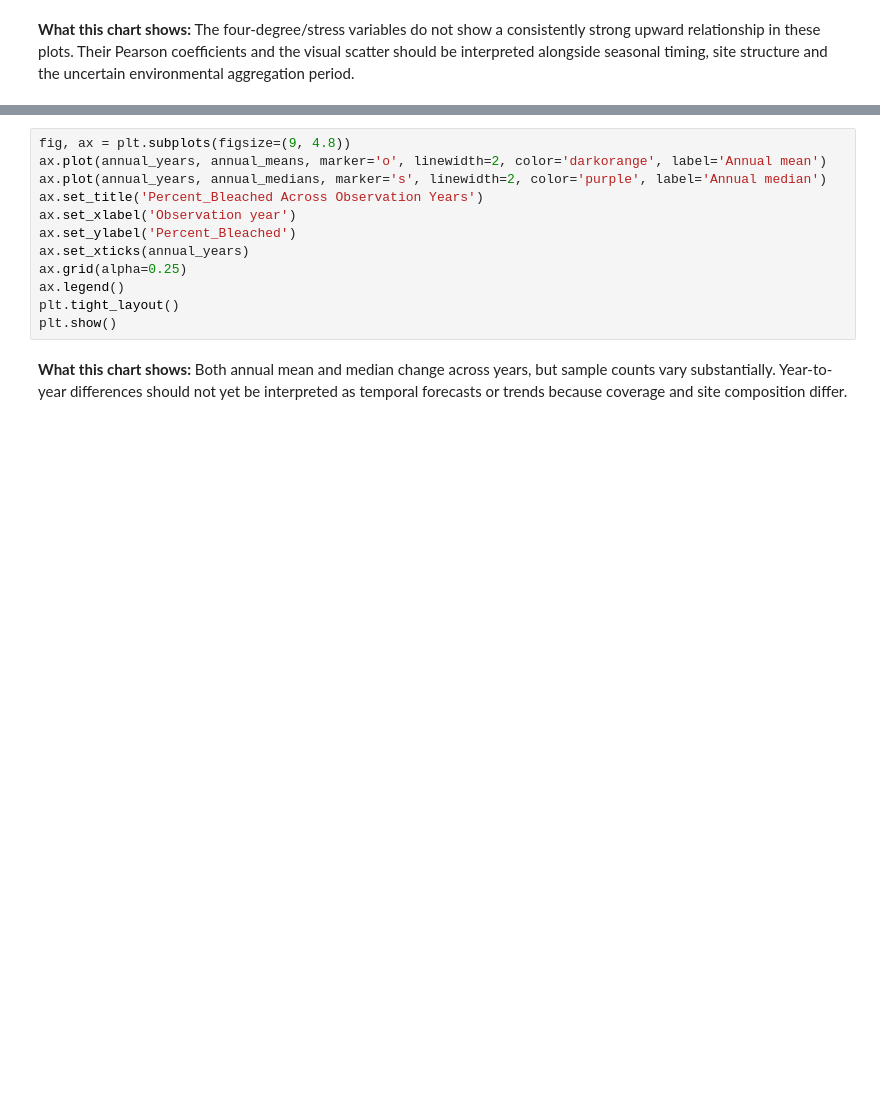
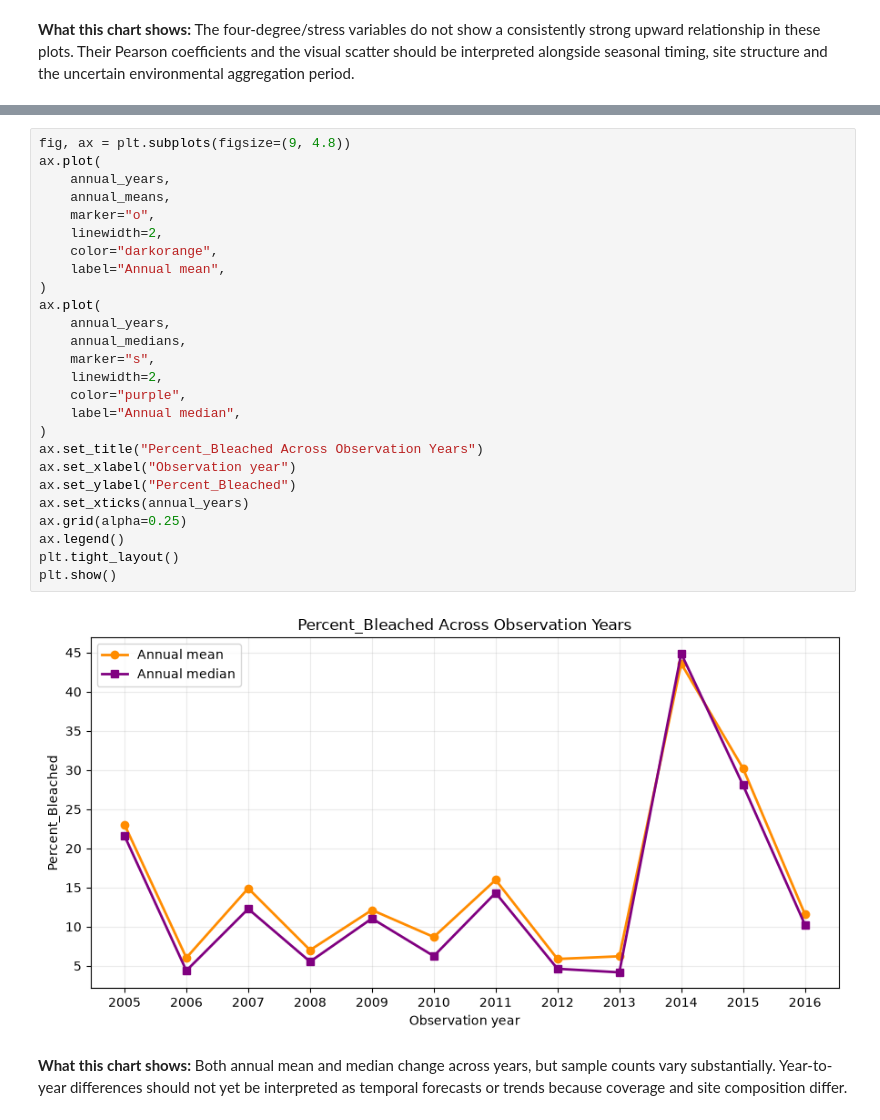
Before and after one commit to GulrezQayyum/reefguard-ml, a Jupyter notebook: notebooks/01_data_exploration.ipynb, the cells around one changed output, grey strips where cells are left out. Cells and saved outputs as stored; diff of their text form; blank space fills up the shorter version.

```diff
--- a/notebooks/01_data_exploration.ipynb
+++ b/notebooks/01_data_exploration.ipynb
@@ -392,15 +367,31 @@ for year, n, mean, median in zip(annual_years, annual_counts, annual_means, annu
 # %%
 fig, ax = plt.subplots(figsize=(9, 4.8))
-ax.plot(annual_years, annual_means, marker='o', linewidth=2, color='darkorange', label='Annual mean')
-ax.plot(annual_years, annual_medians, marker='s', linewidth=2, color='purple', label='Annual median')
-ax.set_title('Percent_Bleached Across Observation Years')
-ax.set_xlabel('Observation year')
-ax.set_ylabel('Percent_Bleached')
+ax.plot(
+    annual_years,
+    annual_means,
+    marker="o",
+    linewidth=2,
+    color="darkorange",
+    label="Annual mean",
+)
+ax.plot(
+    annual_years,
+    annual_medians,
+    marker="s",
+    linewidth=2,
+    color="purple",
+    label="Annual median",
+)
+ax.set_title("Percent_Bleached Across Observation Years")
+ax.set_xlabel("Observation year")
+ax.set_ylabel("Percent_Bleached")
 ax.set_xticks(annual_years)
 ax.grid(alpha=0.25)
 ax.legend()
 plt.tight_layout()
 plt.show()
+# %% [output]
+[figure, added]
 # %% [markdown]
 **What this chart shows:** Both annual mean and median change across years, but sample counts vary substantially. Year-to-year differences should not yet be interpreted as temporal forecasts or trends because coverage and site composition differ.
 # %% [markdown]
```
Also changed, not shown: parts of 20 cells of this notebook, 1 other file.
